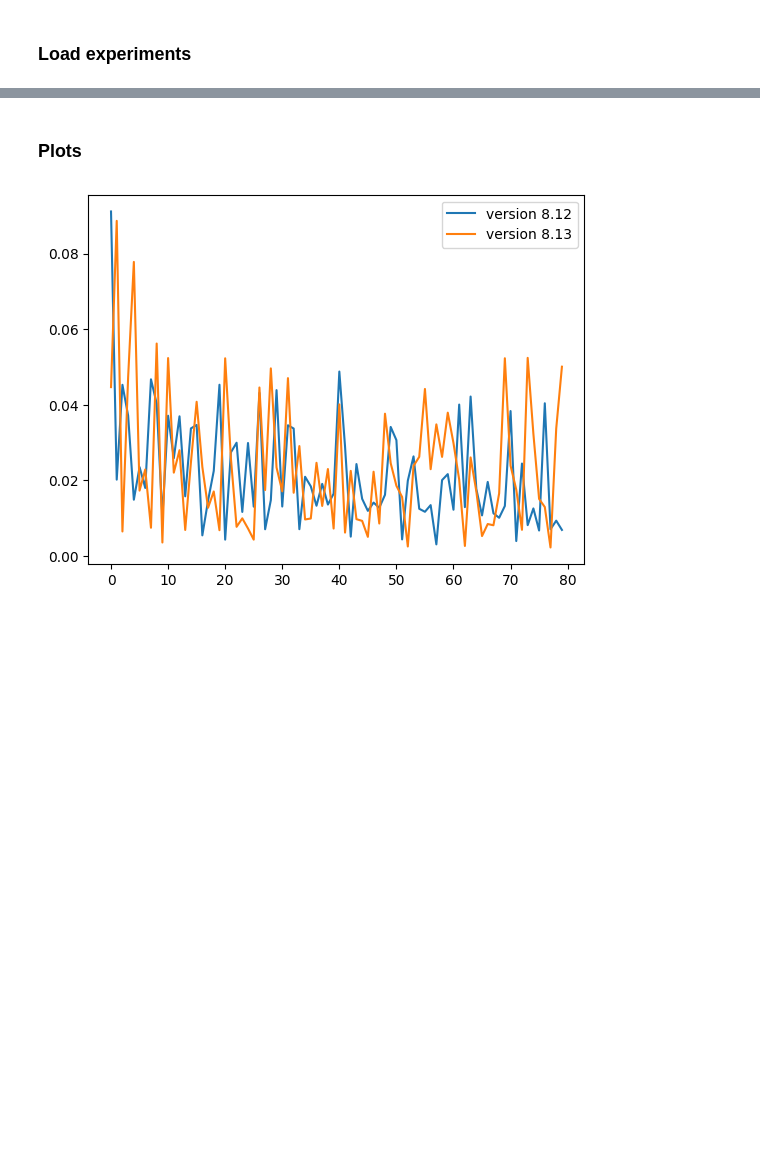
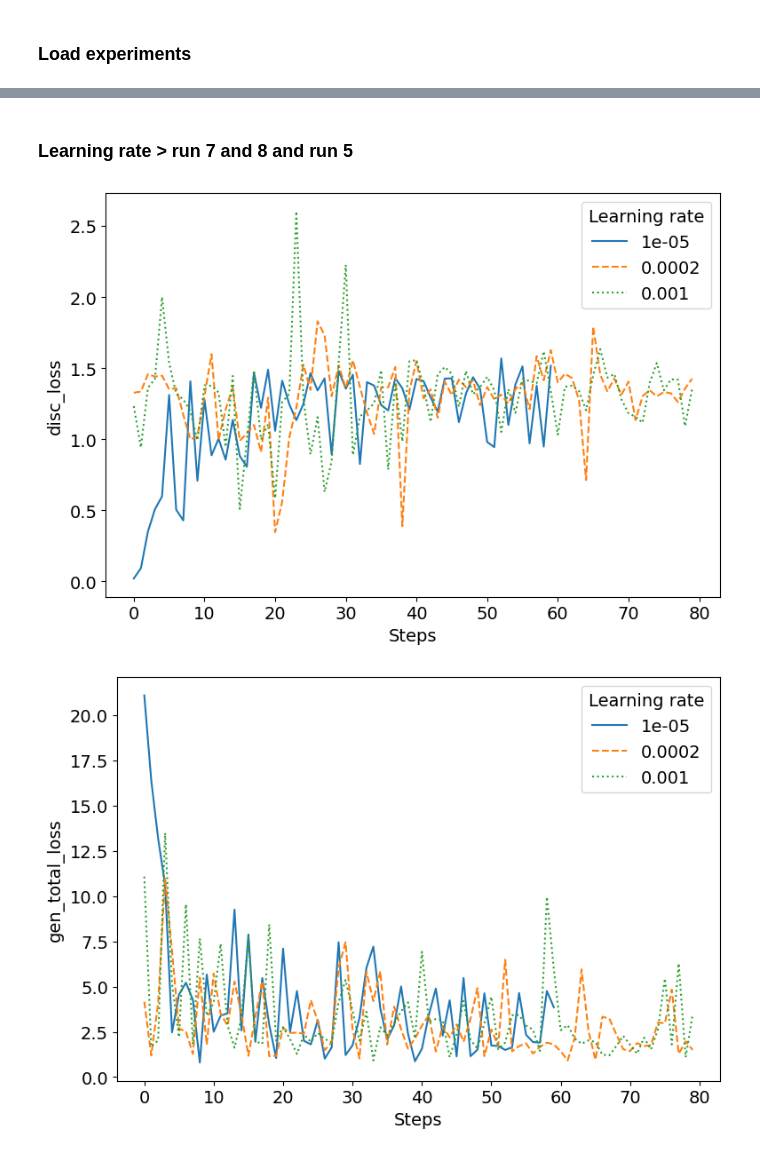
Before and after one commit to Yurivanderburg/II_GAN, a Jupyter notebook: Ellipsoids/Analysis.ipynb, the cells around one changed output, grey strips where cells are left out. Drawn from its saved outputs; the diff is of its cells as text; code cells hidden in the pictures; blank space fills up the shorter version.

Commit message:
Improved analysis and made plots

```diff
--- a/Ellipsoids/Analysis.ipynb
+++ b/Ellipsoids/Analysis.ipynb
@@ -19,0 +12,7 @@ losses = ['disc_loss', 'gen_gan_loss', 'gen_l1_loss', 'gen_total_loss']
+# %%
+experiment_v08_1 = pd.read_json("models/logs/Tensorboard/experiment_wrI0ZoL2TWWF2EZtnXj2lA/scalars.json", lines=True)
+experiment_v08_2 = pd.read_json("models/logs/Tensorboard/experiment_ZPhx5ngMTz2gFXaml1QibA/scalars.json", lines=True)
+
+experiment_v08 = pd.concat([experiment_v08_1, experiment_v08_2], ignore_index=True)
+
+losses = ['disc_loss', 'gen_gan_loss', 'gen_l1_loss', 'gen_total_loss']
@@ -20 +21,11 @@ losses = ['disc_loss', 'gen_gan_loss', 'gen_l1_loss', 'gen_total_loss']
+# %%
+plt.rcParams['font.size'] = 14
+plt.rcParams['figure.figsize'] = [8, 5.5]
+plt.rcParams['savefig.format'] = 'pdf'
+plt.rcParams['savefig.dpi'] = 'figure'
+
+plot_losses = [losses[0], losses[3]]
+linestyles = ["-", "--", ":"]
+
+save_plots = True
 # %% [markdown]
@@ -71,13 +77,28 @@ df_v08
-# %% [markdown]
-### Plots
+# %%
+df_v08 = split_df(experiment_v08)
+# %% [markdown]
+### Learning rate > run 7 and 8 and run 5
 # %%
-plt.plot(df_v08[(df_v08.version == 'run8.12') & (df_v08.tag == losses[2])].step,
-         df_v08[(df_v08.version == 'run8.12') & (df_v08.tag == losses[2])].value,
-            label= 'version 8.12')
-plt.plot(df_v08[(df_v08.version == 'run8.13') & (df_v08.tag == losses[2])].step,
-         df_v08[(df_v08.version == 'run8.13') & (df_v08.tag == losses[2])].value,
-            label= 'version 8.13')
-plt.legend()
-plt.show()
+# Plot of the effect of different learning rates
+
+plot_runs = ['run8.5', 'run8.7', 'run8.8']
+labels = [1e-5, 2e-4, 1e-3]
+
+for loss in plot_losses:
+    i = 0
+    for run in plot_runs:
+        plt.plot((df_v08[(df_v08.tag == loss) & (df_v08.version == run)].steps).to_numpy()[0],
+                (df_v08[(df_v08.tag == loss) & (df_v08.version == run)].scalars).to_numpy()[0],
+                 label= labels[i], linestyle=linestyles[i])
+        plt.xlabel("Steps")
+        plt.ylabel(loss)
+        plt.tight_layout()
+        plt.legend(title="Learning rate")
+        i += 1
+    if save_plots:
+        plt.savefig(f"Data/Plots/Report/Plot_learning_rate_{loss}")
+    plt.show()
+    plt.close()
 # %% [output]
-[figure, old version]
+[figure, new version]
+[figure, added]
```
Also changed, not shown: parts of 17 cells of this notebook, 8 other files.
